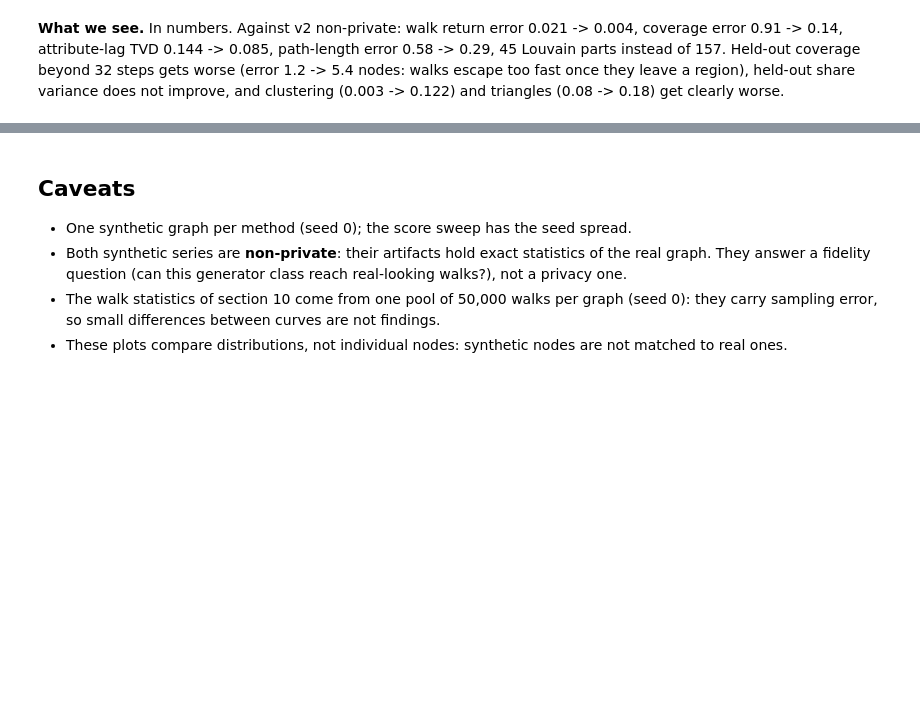
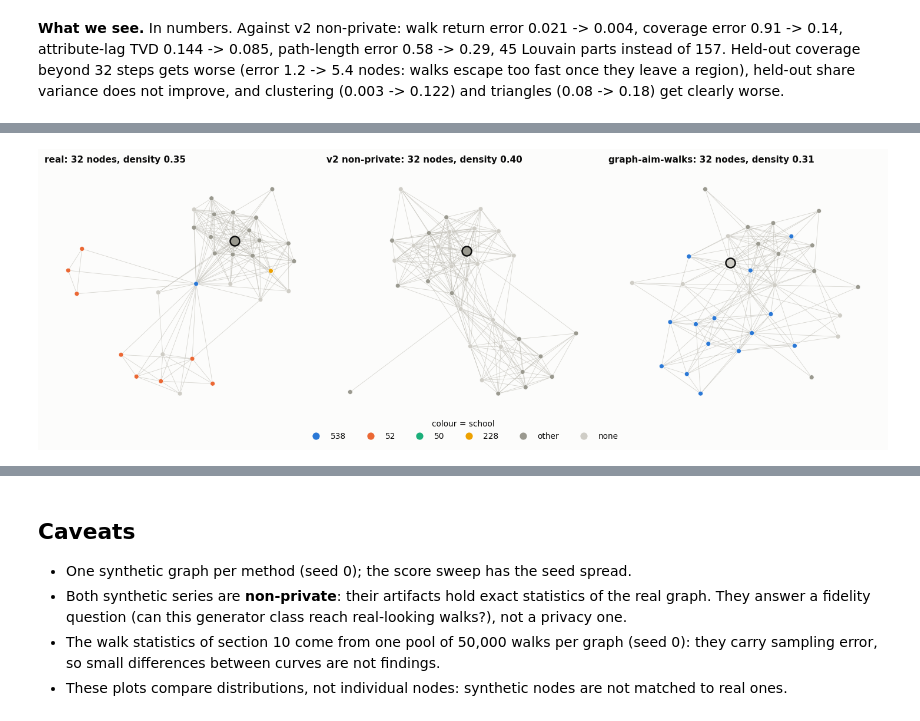
Before and after one commit to nadav-grossaug/twin, a Jupyter notebook: src/algorithms/algo_aim/snap/eval/notebooks/viz_comparison_walks.ipynb, the cells around one changed output, grey strips where cells are left out. Cells and saved outputs as stored; diff of their text form; code cells hidden in the pictures; blank space fills up the shorter version.

```diff
--- a/src/algorithms/algo_aim/snap/eval/notebooks/viz_comparison_walks.ipynb
+++ b/src/algorithms/algo_aim/snap/eval/notebooks/viz_comparison_walks.ipynb
@@ -289,0 +323,4 @@ pd.DataFrame({label: walk_metrics(real, g, real_profile=profiles["real"], syn_pr
+# %%
+show(viz.bfs_sample(real, syns, ATTR, size=32, start_degree=20))
+# %% [output]
+[figure, added]
```
Also changed, not shown: parts of 4 cells of this notebook, 1 other file.
